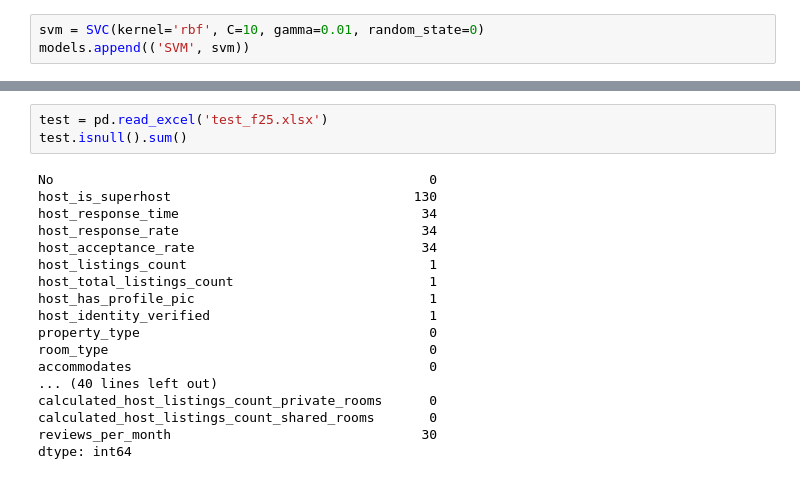
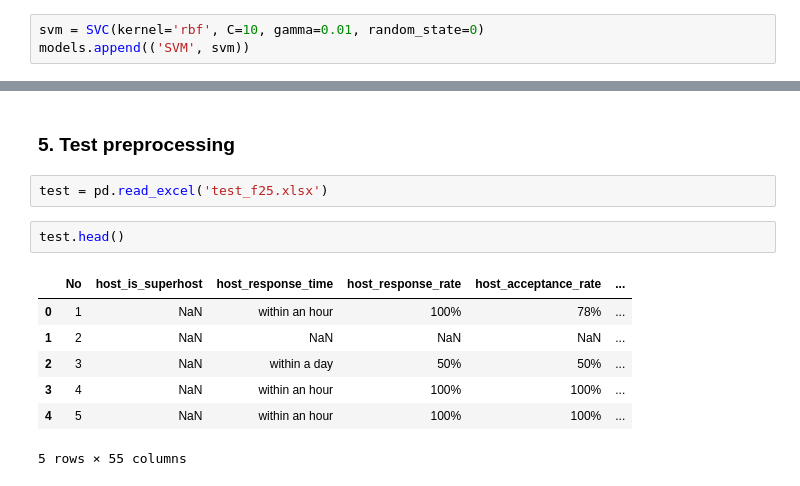
Before and after one commit to jimin3227/business_analytics_airbnb2, a Jupyter notebook: airbnb_classification.ipynb, the cells around one changed output, grey strips where cells are left out. Cells and saved outputs as stored; diff of their text form.

```diff
--- a/airbnb_classification.ipynb
+++ b/airbnb_classification.ipynb
@@ -911,21 +1058,14 @@ nb = GaussianNB()
+# %% [markdown]
+### 5. Test preprocessing
 # %%
 test = pd.read_excel('test_f25.xlsx')
-test.isnull().sum()
-# %% [output]
-No                                                0
-host_is_superhost                               130
-host_response_time                               34
-host_response_rate                               34
-host_acceptance_rate                             34
-host_listings_count                               1
-host_total_listings_count                         1
-host_has_profile_pic                              1
-host_identity_verified                            1
-property_type                                     0
-room_type                                         0
-accommodates                                      0
-... (40 lines left out)
-calculated_host_listings_count_private_rooms      0
-calculated_host_listings_count_shared_rooms       0
-reviews_per_month                                30
-dtype: int64
+# %%
+test.head()
+# %% [output]
+|  | No | host_is_superhost | host_response_time | host_response_rate | host_acceptance_rate | ... |
+| 0 | 1 | NaN | within an hour | 100% | 78% | ... |
+| 1 | 2 | NaN | NaN | NaN | NaN | ... |
+| 2 | 3 | NaN | within a day | 50% | 50% | ... |
+| 3 | 4 | NaN | within an hour | 100% | 100% | ... |
+| 4 | 5 | NaN | within an hour | 100% | 100% | ... |
+5 rows × 55 columns
```
Also changed, not shown: parts of 41 cells of this notebook.
